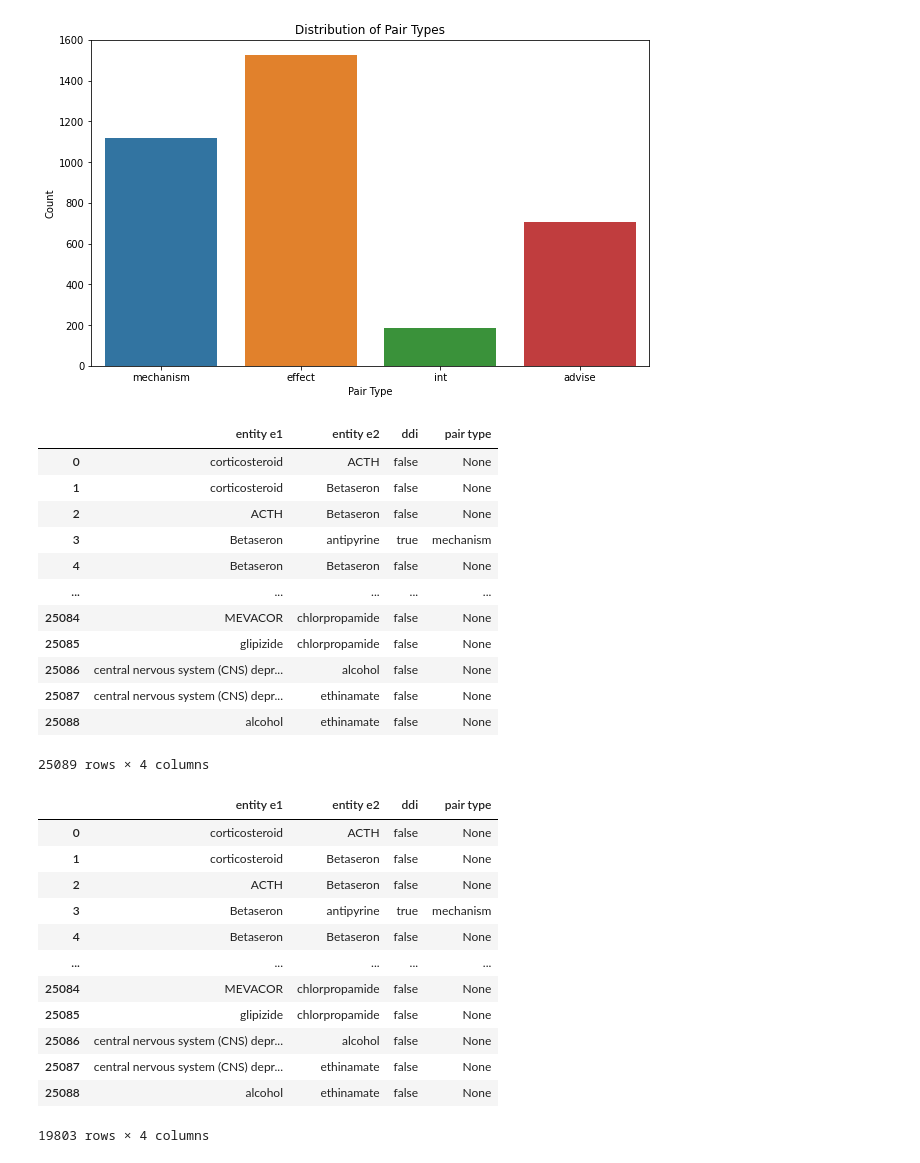
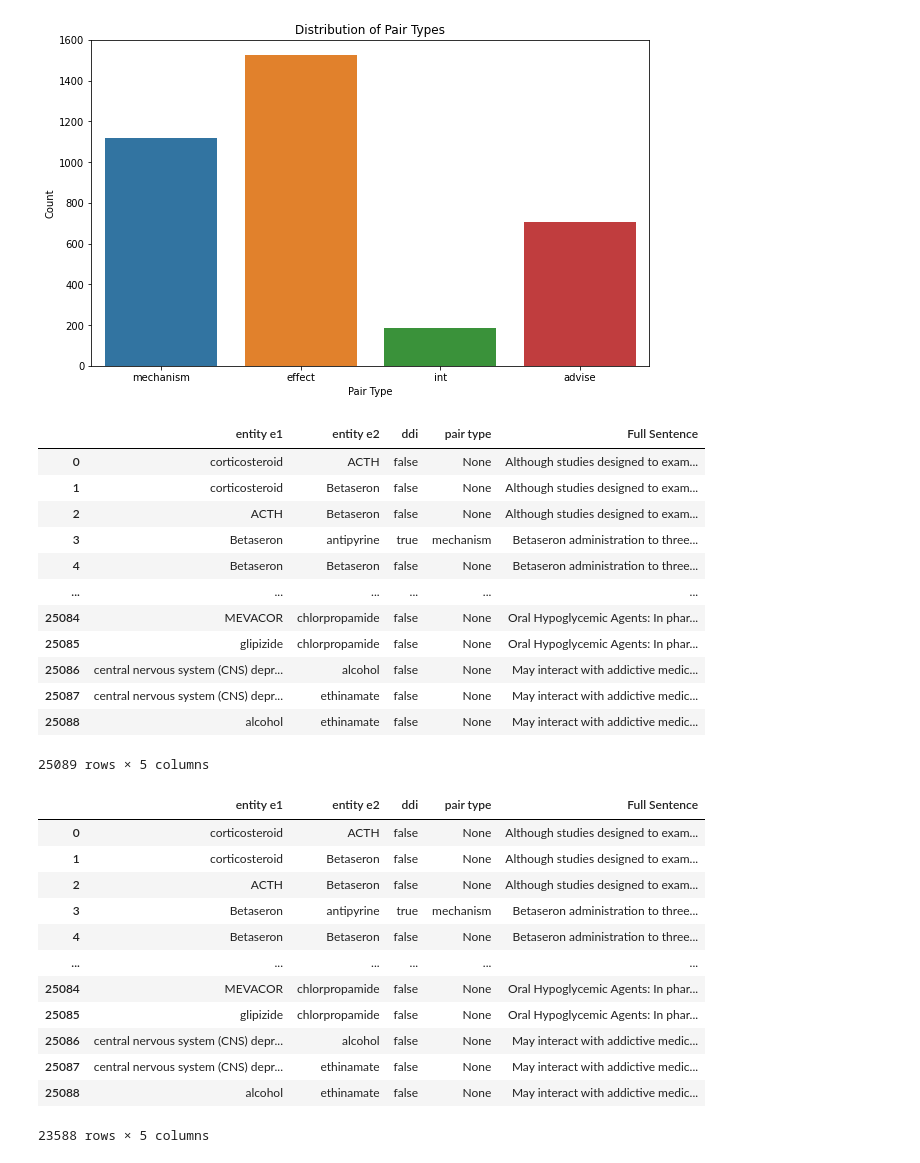
Before and after one commit to phanben110/IIR_SemEval-2013-task-9, a Jupyter notebook: IIR_Preprocessing/Pair_DataFrame.ipynb, the cells around one changed output. Drawn from its saved outputs; the diff is of its cells as text; code cells hidden in the pictures.

```diff
--- a/IIR_Preprocessing/Pair_DataFrame.ipynb
+++ b/IIR_Preprocessing/Pair_DataFrame.ipynb
@@ -168,39 +168,39 @@ plt.show()
 [figure]
 [figure]
 # %%
-dataset_frame = pair_df.loc[:, ['entity e1', 'entity e2', 'ddi', 'pair type']]
+dataset_frame = pair_df.loc[:, ['entity e1', 'entity e2', 'ddi', 'pair type',"Full Sentence"]]
 dataset_frame
 # %% [output]
-|  | entity e1 | entity e2 | ddi | pair type |
-| 0 | corticosteroid | ACTH | false | None |
-| 1 | corticosteroid | Betaseron | false | None |
-| 2 | ACTH | Betaseron | false | None |
-| 3 | Betaseron | antipyrine | true | mechanism |
-| 4 | Betaseron | Betaseron | false | None |
-| ... | ... | ... | ... | ... |
-| 25084 | MEVACOR | chlorpropamide | false | None |
-| 25085 | glipizide | chlorpropamide | false | None |
-| 25086 | central nervous system (CNS) depr... | alcohol | false | None |
-| 25087 | central nervous system (CNS) depr... | ethinamate | false | None |
-| 25088 | alcohol | ethinamate | false | None |
+|  | entity e1 | entity e2 | ddi | pair type | Full Sentence |
+| 0 | corticosteroid | ACTH | false | None | Although studies designed to exam... |
+| 1 | corticosteroid | Betaseron | false | None | Although studies designed to exam... |
+| 2 | ACTH | Betaseron | false | None | Although studies designed to exam... |
+| 3 | Betaseron | antipyrine | true | mechanism | Betaseron administration to three... |
+| 4 | Betaseron | Betaseron | false | None | Betaseron administration to three... |
+| ... | ... | ... | ... | ... | ... |
+| 25084 | MEVACOR | chlorpropamide | false | None | Oral Hypoglycemic Agents: In phar... |
+| 25085 | glipizide | chlorpropamide | false | None | Oral Hypoglycemic Agents: In phar... |
+| 25086 | central nervous system (CNS) depr... | alcohol | false | None | May interact with addictive medic... |
+| 25087 | central nervous system (CNS) depr... | ethinamate | false | None | May interact with addictive medic... |
+| 25088 | alcohol | ethinamate | false | None | May interact with addictive medic... |
-25089 rows × 4 columns
+25089 rows × 5 columns
 # %%
 dataset_frame_no_duplicates = dataset_frame.drop_duplicates()
 dataset_frame_no_duplicates
 # %% [output]
-|  | entity e1 | entity e2 | ddi | pair type |
-| 0 | corticosteroid | ACTH | false | None |
-| 1 | corticosteroid | Betaseron | false | None |
-| 2 | ACTH | Betaseron | false | None |
-| 3 | Betaseron | antipyrine | true | mechanism |
-| 4 | Betaseron | Betaseron | false | None |
-| ... | ... | ... | ... | ... |
-| 25084 | MEVACOR | chlorpropamide | false | None |
-| 25085 | glipizide | chlorpropamide | false | None |
-| 25086 | central nervous system (CNS) depr... | alcohol | false | None |
-| 25087 | central nervous system (CNS) depr... | ethinamate | false | None |
-| 25088 | alcohol | ethinamate | false | None |
+|  | entity e1 | entity e2 | ddi | pair type | Full Sentence |
+| 0 | corticosteroid | ACTH | false | None | Although studies designed to exam... |
+| 1 | corticosteroid | Betaseron | false | None | Although studies designed to exam... |
+| 2 | ACTH | Betaseron | false | None | Although studies designed to exam... |
+| 3 | Betaseron | antipyrine | true | mechanism | Betaseron administration to three... |
+| 4 | Betaseron | Betaseron | false | None | Betaseron administration to three... |
+| ... | ... | ... | ... | ... | ... |
+| 25084 | MEVACOR | chlorpropamide | false | None | Oral Hypoglycemic Agents: In phar... |
+| 25085 | glipizide | chlorpropamide | false | None | Oral Hypoglycemic Agents: In phar... |
+| 25086 | central nervous system (CNS) depr... | alcohol | false | None | May interact with addictive medic... |
+| 25087 | central nervous system (CNS) depr... | ethinamate | false | None | May interact with addictive medic... |
+| 25088 | alcohol | ethinamate | false | None | May interact with addictive medic... |
-19803 rows × 4 columns
+23588 rows × 5 columns
 # %%
 dataset_frame_no_duplicates.to_csv("save_results/dataset_frame_no_duplicates.csv", index=False,line_terminator='\n')
 pair_df.to_csv("save_results/full_dataset.csv", index=False,line_terminator='\n')
```
Also changed, not shown: 1 other file.
